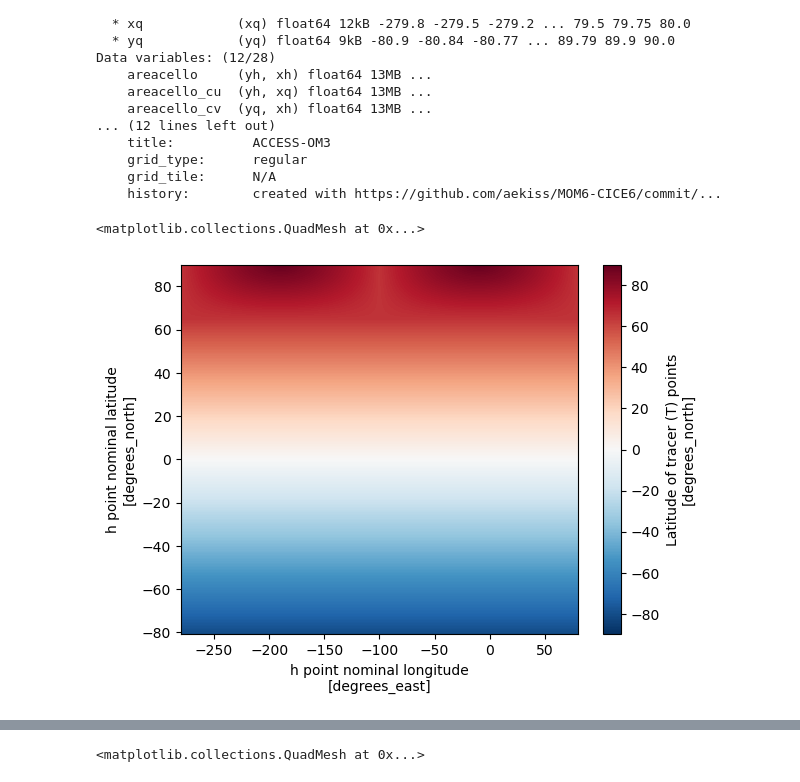
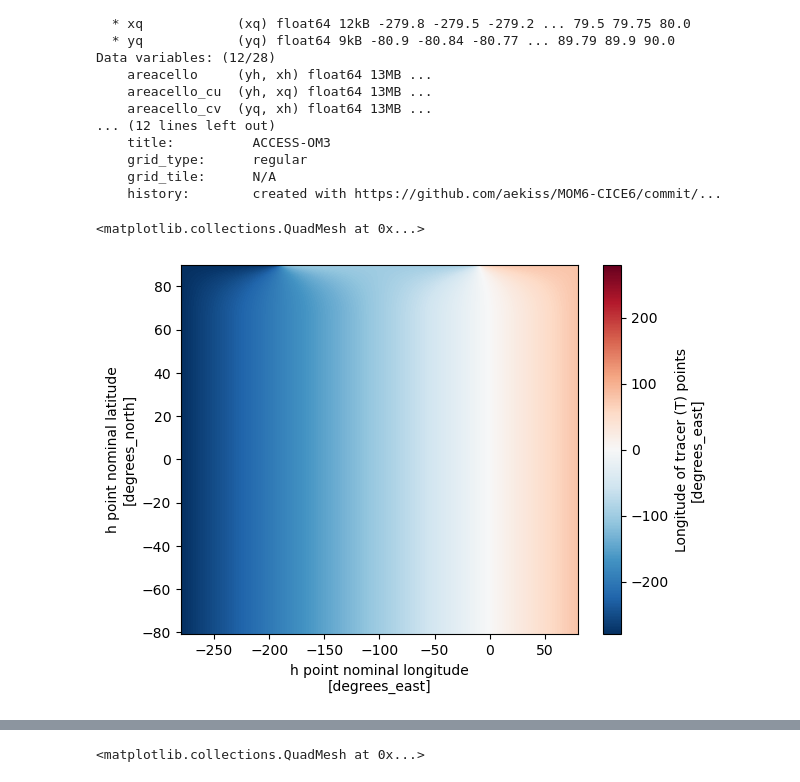
Before and after one commit to ACCESS-NRI/access-eval-recipes, a Jupyter notebook: ocean/timeseries-025.ipynb, the cells around one changed output, grey strips where cells are left out. Drawn from its saved outputs; the diff is of its cells as text; code cells hidden in the pictures.

```diff
--- a/ocean/timeseries-025.ipynb
+++ b/ocean/timeseries-025.ipynb
@@ -154,7 +195,7 @@ Data variables: (12/28)
     grid_tile:      N/A
     history:        created with https://github.com/aekiss/MOM6-CICE6/commit/...
 # %%
-static['geolat'].plot()
+static['geolon'].plot()
 # %% [output]
 <matplotlib.collections.QuadMesh at 0x...>
-[figure, old version]
+[figure, new version]
```
Also changed, not shown: parts of 20 cells of this notebook, 3 other files.
